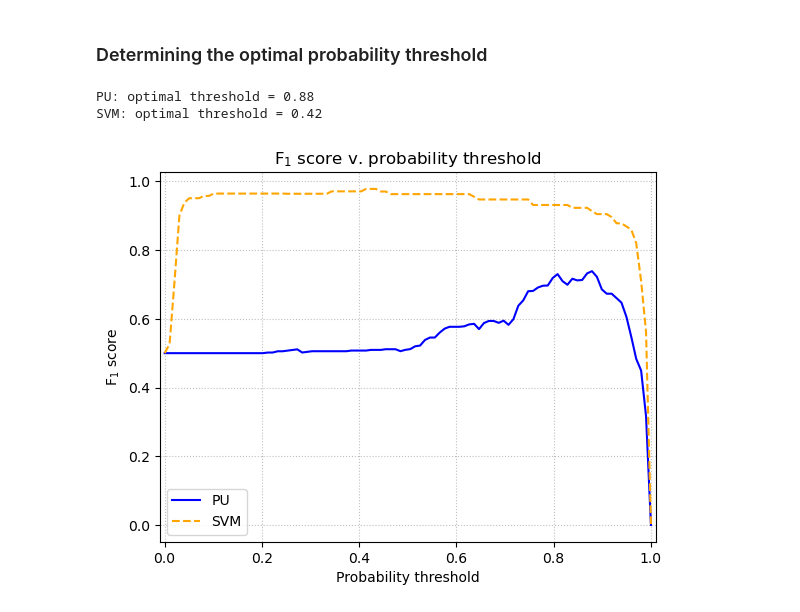
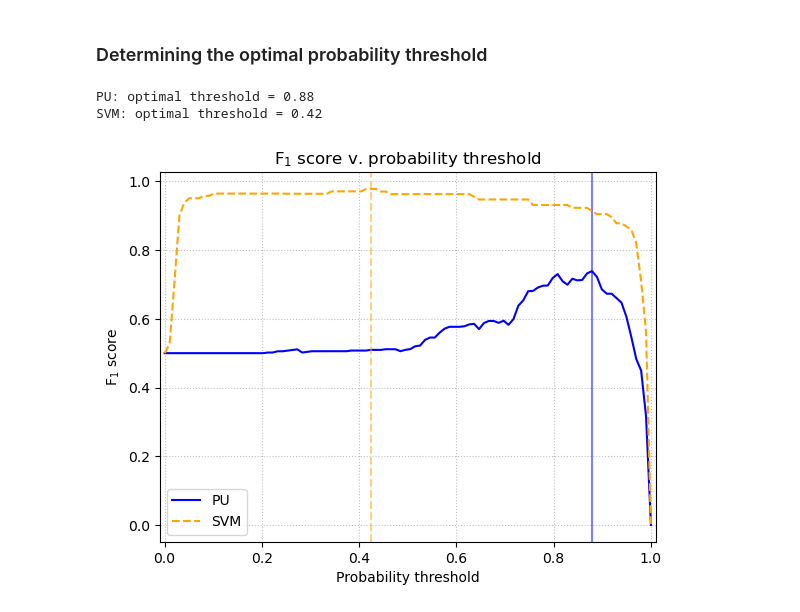
Before and after one commit to cpalfonso/stellar-data-mining, a Jupyter notebook: 01b-cross_validation.ipynb, the cells around one changed output. Drawn from its saved outputs; the diff is of its cells as text; code cells hidden in the pictures.

```diff
--- a/01b-cross_validation.ipynb
+++ b/01b-cross_validation.ipynb
@@ -54,8 +54,7 @@ else:
     data_dir = "prepared_data"
     check_prepared_data(data_dir, verbose=True)
 
-output_dir = "outputs"
-figures_dir = os.path.join(output_dir, "supplementary_figures")
+figures_dir = "supplementary_figures"
 os.makedirs(figures_dir, exist_ok=True)
 
 data_filename = os.path.join(data_dir, "training_data.csv")
@@ -203,7 +202,7 @@ train  NAm     negative       46
                unlabelled    131
 dtype: int64
 # %%
-figure_filename = os.path.join(figures_dir, "01b-cv_curves")
+figure_filename = os.path.join(figures_dir, "cv_curves")
 
 regions = ("All", "NA", "SA")
 values_dict = {
@@ -277,7 +276,7 @@ for ext in (".pdf", ".png"):
 # %% [output]
 [figure]
 # %%
-figure_filename = os.path.join(figures_dir, "01b-cv_boxplots")
+figure_filename = os.path.join(figures_dir, "cv_boxplots")
 
 regions = ("All", "NAm", "SAm")
 region_format = {
@@ -326,37 +325,38 @@ for ext in (".pdf", ".png"):
 # %% [markdown]
 ### Determining the optimal probability threshold
 # %%
-figure_filename = os.path.join(figures_dir, "01b-probability_threshold")
+figure_filename = os.path.join(figures_dir, "probability_threshold")
 
 score_func = f1_score
 thresholds = np.linspace(0, 1, 100)
 
 fig, ax = plt.subplots(1, 1)
 for model in ("PU", "SVM"):
     probs = probs_dict["All"][model]
     scores = np.zeros_like(thresholds)
     for i, threshold in enumerate(thresholds):
         score = score_func(y_test, probs >= threshold)
         scores[i] = score
     ax.plot(thresholds, scores, label=model, **(kwargs_dict[model]))
     opt_value = np.median(thresholds[scores == np.nanmax(scores)])
+    ax.axvline(opt_value, 0, 1, **(kwargs_dict[model]), alpha=0.5)
     print(f"{model}: optimal threshold = {opt_value:0.2f}")
 
 ax.set_xlim(-0.01, 1.01)
 ax.grid(
     linestyle="dotted",
     color="grey",
     alpha=0.5,
 )
 ax.legend()
 ax.set_xlabel("Probability threshold")
 ylabel = r"$\mathrm{F_1}$ score"
 ax.set_ylabel(ylabel)
 ax.set_title(f"{ylabel} v. probability threshold")
 
 for ext in (".pdf", ".png"):
     fig.savefig(figure_filename + ext, dpi=350, bbox_inches="tight")
 # %% [output]
 PU: optimal threshold = 0.88
 SVM: optimal threshold = 0.42
-[figure, old version]
+[figure, new version]
```
Also changed, not shown: parts of 1 cell of this notebook, 6 other files.
